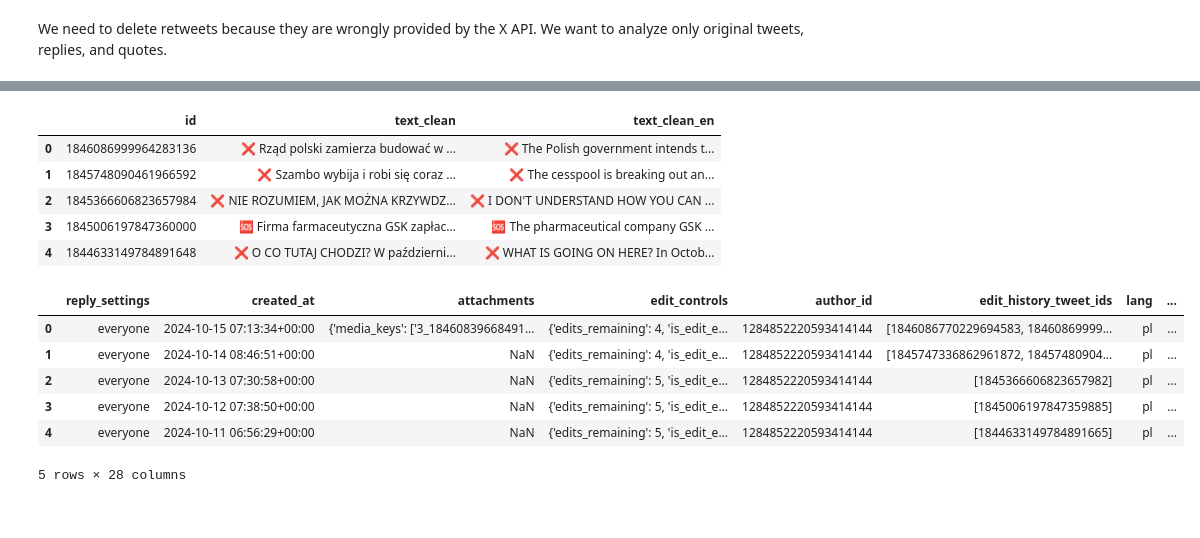
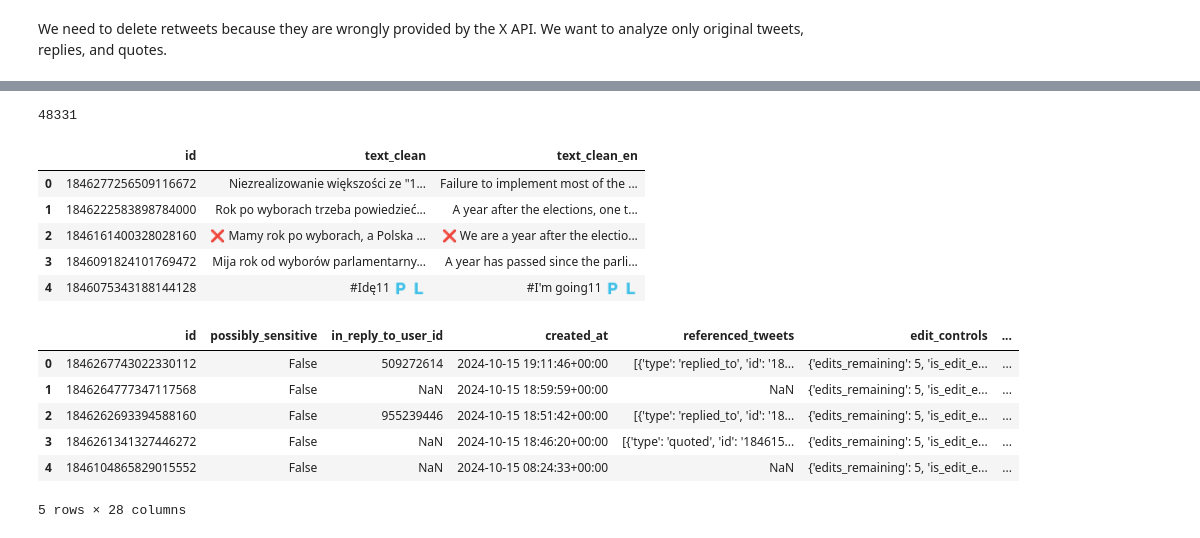
Before and after one commit to MPKuchciak/Twitter, a Jupyter notebook: 2. Basic Data Cleaning.ipynb, the cells around one changed output, grey strips where cells are left out. Cells and saved outputs as stored; diff of their text form; code cells hidden in the pictures.

Commit message:
add reading files before elections

```diff
--- a/2. Basic Data Cleaning.ipynb
+++ b/2. Basic Data Cleaning.ipynb
@@ -148,6 +145,8 @@ We need to remove duplicate tweets because our custom downloading loop occasiona
 # %%
 # Remove duplicates from the dataframe based on specific columns
 df.drop_duplicates(subset=['id'], inplace=True)
+# Remove all rows with id == 0
+df = df[df['id'] != 0]
 # %%
 df.head()
 # %% [output]
@@ -248,4 +247,6 @@ df
 # %%
 df['id'] = df['id'].astype('int64')
+# %%
+df = df[df['text_clean'].str.strip().astype(bool)]
 # %%
 df_clean_text = df[['id', 'text_clean']]
@@ -259,34 +255,33 @@ df_clean_text.to_csv('data_for_translation.csv', index=False)
+# %%
+len(df_clean_text)
+# %% [output]
+48331
 # %%
-df_en_text = pd.read_csv('tweets_translation/text_clean_en1.csv')
+df_en_text = pd.read_csv('tweets_translation/translated_tweets.csv')
 df_en_text.head()
 # %% [output]
 |  | id | text_clean | text_clean_en |
-| 0 | 1846086999964283136 | ❌ Rząd polski zamierza budować w ... | ❌ The Polish government intends t... |
-| 1 | 1845748090461966592 | ❌ Szambo wybija i robi się coraz ... | ❌ The cesspool is breaking out an... |
-| 2 | 1845366606823657984 | ❌ NIE ROZUMIEM, JAK MOŻNA KRZYWDZ... | ❌ I DON'T UNDERSTAND HOW YOU CAN ... |
-| 3 | 1845006197847360000 | 🆘 Firma farmaceutyczna GSK zapłac... | 🆘 The pharmaceutical company GSK ... |
-| 4 | 1844633149784891648 | ❌ O CO TUTAJ CHODZI? W październi... | ❌ WHAT IS GOING ON HERE? In Octob... |
+| 0 | 1846277256509116672 | Niezrealizowanie większości ze "1... | Failure to implement most of the ... |
+| 1 | 1846222583898784000 | Rok po wyborach trzeba powiedzieć... | A year after the elections, one t... |
+| 2 | 1846161400328028160 | ❌ Mamy rok po wyborach, a Polska ... | ❌ We are a year after the electio... |
+| 3 | 1846091824101769472 | Mija rok od wyborów parlamentarny... | A year has passed since the parli... |
+| 4 | 1846075343188144128 | #Idę11 🇵 🇱 | #I'm going11 🇵 🇱 |
 # %%
-#df_en_text["id"] = df_en_text["id"].apply(lambda x: int(float(x.replace(',', ''))))
+df_en_text["id"] = df_en_text["id"].apply(lambda x: int(float(x.replace(',', ''))))
 # %%
 if 'text_clean_en' in df_en_text.columns:
-    # Ensure 'id' is the same type in both DataFrames
-    df['id'] = df['id'].astype(str)
-    df_en_text['id'] = df_en_text['id'].astype(str)
-
-    # Perform the merge
     df = df.merge(df_en_text[['id', 'text_clean_en']], on='id', how='left')
 
     display(df.head())
 else:
-    print("Column 'text_clean_en' does not exist in df_en_text")
+    print("Column 'text_clean_en' does not exist in df_clean_text")
 # %% [output]
-|  | reply_settings | created_at | attachments | edit_controls | author_id | edit_history_tweet_ids | lang | ... |
-| 0 | everyone | 2024-10-15 07:13:34+00:00 | {'media_keys': ['3_18460839668491... | {'edits_remaining': 4, 'is_edit_e... | 1284852220593414144 | [1846086770229694583, 18460869999... | pl | ... |
-| 1 | everyone | 2024-10-14 08:46:51+00:00 | NaN | {'edits_remaining': 4, 'is_edit_e... | 1284852220593414144 | [1845747336862961872, 18457480904... | pl | ... |
-| 2 | everyone | 2024-10-13 07:30:58+00:00 | NaN | {'edits_remaining': 5, 'is_edit_e... | 1284852220593414144 | [1845366606823657982] | pl | ... |
-| 3 | everyone | 2024-10-12 07:38:50+00:00 | NaN | {'edits_remaining': 5, 'is_edit_e... | 1284852220593414144 | [1845006197847359885] | pl | ... |
-| 4 | everyone | 2024-10-11 06:56:29+00:00 | NaN | {'edits_remaining': 5, 'is_edit_e... | 1284852220593414144 | [1844633149784891665] | pl | ... |
+|  | id | possibly_sensitive | in_reply_to_user_id | created_at | referenced_tweets | edit_controls | ... |
+| 0 | 1846267743022330112 | False | 509272614 | 2024-10-15 19:11:46+00:00 | [{'type': 'replied_to', 'id': '18... | {'edits_remaining': 5, 'is_edit_e... | ... |
+| 1 | 1846264777347117568 | False | NaN | 2024-10-15 18:59:59+00:00 | NaN | {'edits_remaining': 5, 'is_edit_e... | ... |
+| 2 | 1846262693394588160 | False | 955239446 | 2024-10-15 18:51:42+00:00 | [{'type': 'replied_to', 'id': '18... | {'edits_remaining': 5, 'is_edit_e... | ... |
+| 3 | 1846261341327446272 | False | NaN | 2024-10-15 18:46:20+00:00 | [{'type': 'quoted', 'id': '184615... | {'edits_remaining': 5, 'is_edit_e... | ... |
+| 4 | 1846104865829015552 | False | NaN | 2024-10-15 08:24:33+00:00 | NaN | {'edits_remaining': 5, 'is_edit_e... | ... |
 5 rows × 28 columns
 # %%
 # Replace '#VALUE!' with NaN in 'text_clean_en' column
```
Also changed, not shown: parts of 21 cells of this notebook, 1 other file.
